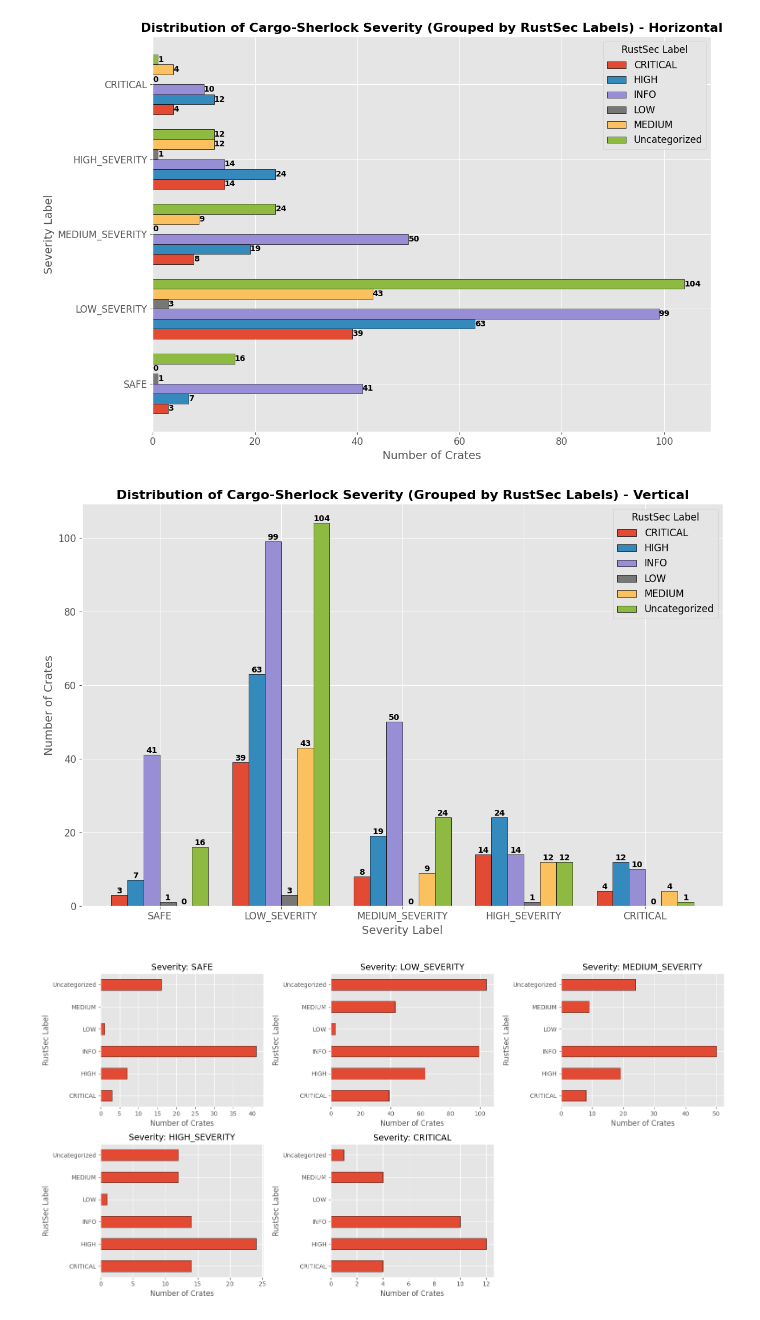
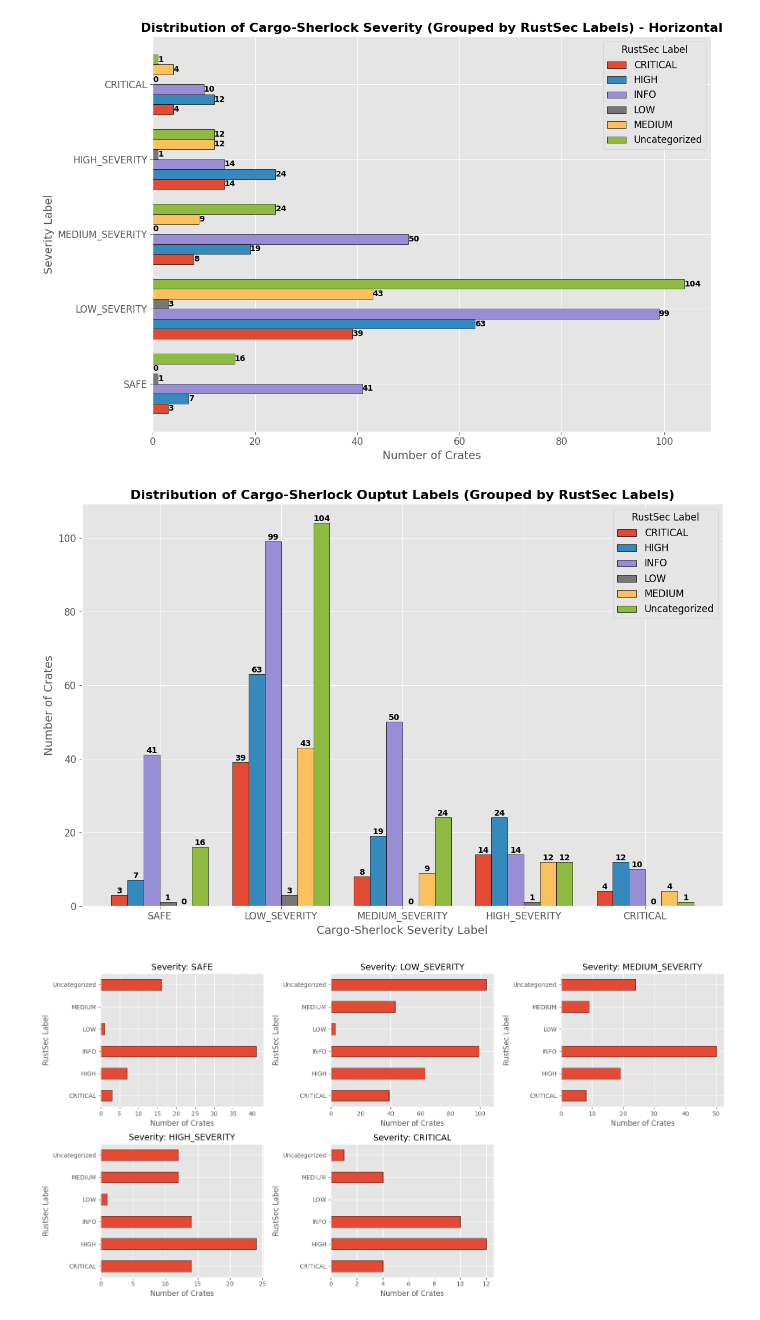
Before and after one commit to DavisPL/cargo-sherlock, a Jupyter notebook: analysis_rq3.ipynb, the cells around one changed output. Cells and saved outputs as stored; diff of their text form; code cells hidden in the pictures.

```diff
--- a/analysis_rq3.ipynb
+++ b/analysis_rq3.ipynb
@@ -631,36 +631,36 @@ num_severities = len(labels)
 num_rustsec = len(rustsec_labels)
 
 # Positions on the x-axis for each severity
 index = np.arange(num_severities)
 bar_width = 0.8 / num_rustsec  # Total width (0.8) divided among the RustSec labels
 
 fig, ax = plt.subplots(figsize=(12, 8))
 
 for i, rlabel in enumerate(rustsec_labels):
     bars = ax.bar(index + i * bar_width, counts[rlabel], bar_width, label=rlabel, edgecolor='black')
     # Annotate each bar with its value on top
     for bar in bars:
         height = bar.get_height()
         ax.text(bar.get_x() + bar.get_width() / 2, height,
                 f'{int(height)}',
                 ha='center', va='bottom', fontsize=10, fontweight='bold', color='black')
 
 ax.set_xticks(index + (num_rustsec - 1) * bar_width / 2)
 ax.set_xticklabels(labels, fontsize=12)
-ax.set_xlabel("Severity Label", fontsize=14)
+ax.set_xlabel("Cargo-Sherlock Severity Label", fontsize=14)
 ax.set_ylabel("Number of Crates", fontsize=14)
-ax.set_title("Distribution of Cargo-Sherlock Severity (Grouped by RustSec Labels) - Vertical",
+ax.set_title("Distribution of Cargo-Sherlock Ouptut Labels (Grouped by RustSec Labels)",
              fontsize=16, fontweight='bold')
 
 ax.tick_params(axis='y', labelsize=12)
 legend = ax.legend(title="RustSec Label", fontsize=12, title_fontsize=12)
 legend.get_frame().set_alpha(0.9)
 
 plt.tight_layout()
 plt.savefig("/Users/hassnain/Desktop/rhs-paper/src/img/evaluation/rq3/rustsec-distribution.pdf", bbox_inches='tight')
 plt.show()
 # %% [output]
-[figure, old version]
+[figure, new version]
 # %%
 import math
 import matplotlib.pyplot as plt
```
Also changed, not shown: 2 other files.
